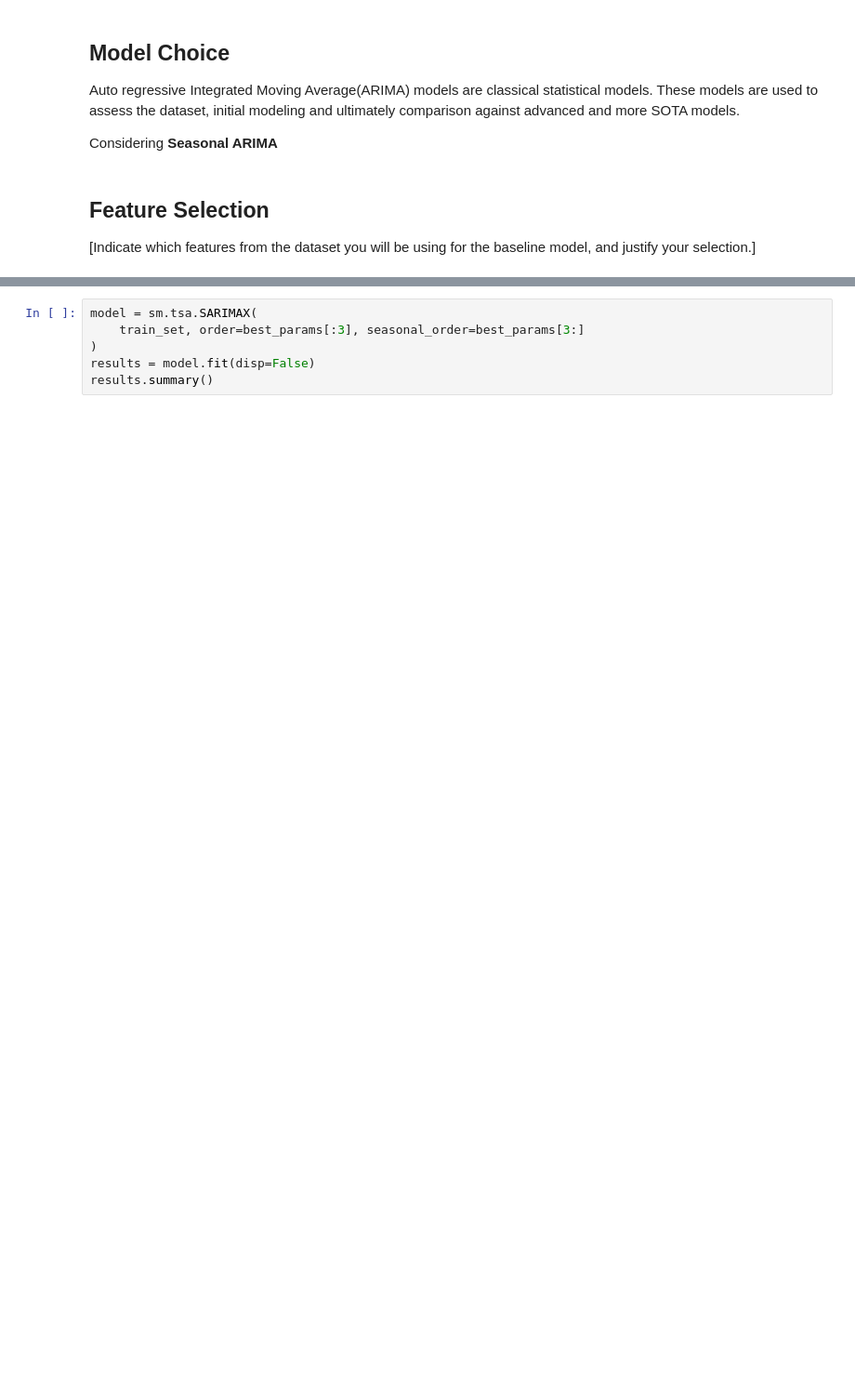
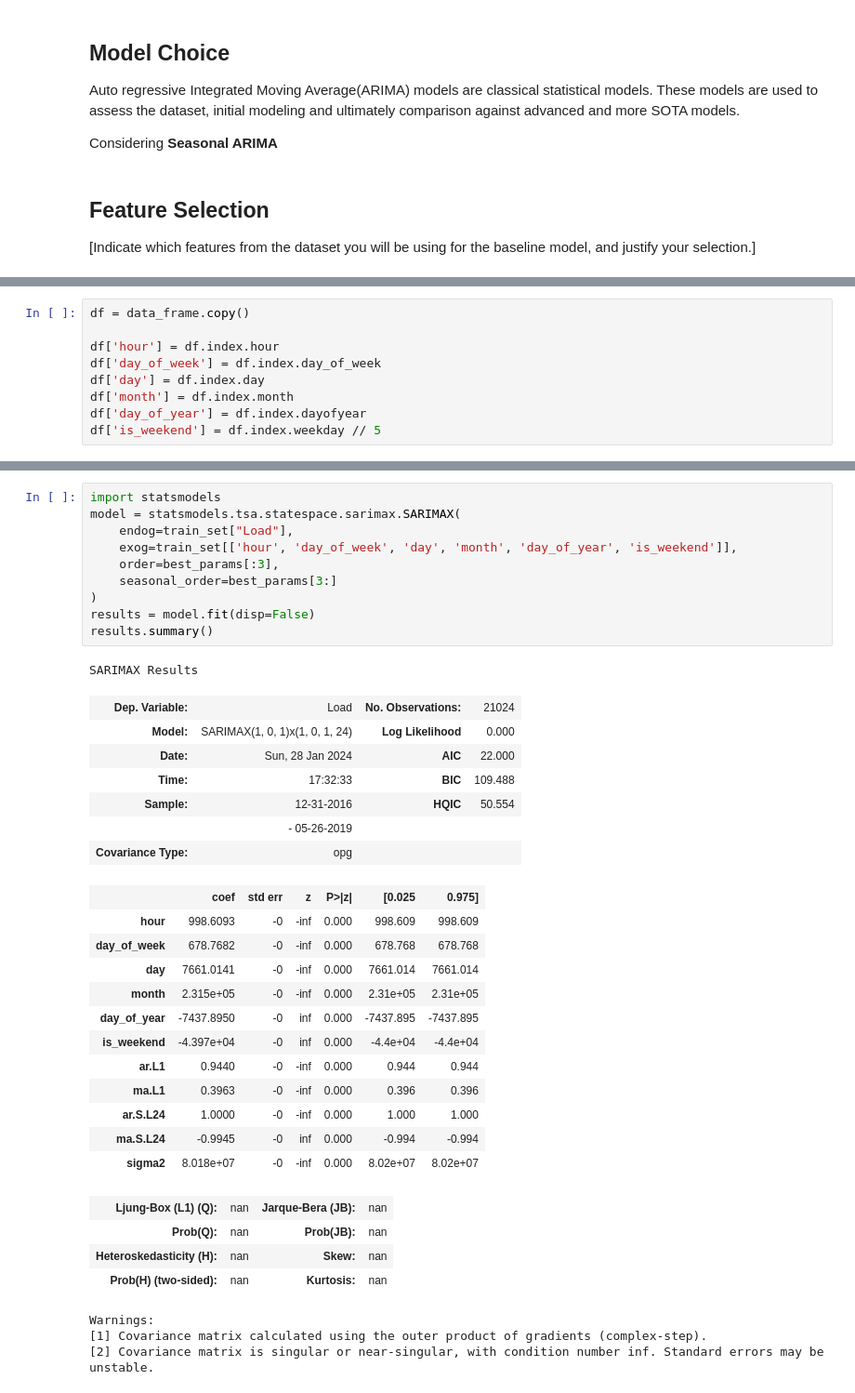
Before and after one commit to EjoelM/Opencampus_SH_TimeSeries_Energy, a Jupyter notebook: 2_BaselineModel/baseline_model.ipynb, the cells around one changed output, grey strips where cells are left out. Shown at 93% size. Drawn from its saved outputs; the diff is of its cells as text; blank space fills up the shorter version.

```diff
--- a/2_BaselineModel/baseline_model.ipynb
+++ b/2_BaselineModel/baseline_model.ipynb
@@ -46 +47,10 @@ plt.show()
+# %%
+df = data_frame.copy()
+
+df['hour'] = df.index.hour
+df['day_of_week'] = df.index.day_of_week
+df['day'] = df.index.day
+df['month'] = df.index.month
+df['day_of_year'] = df.index.dayofyear
+df['is_weekend'] = df.index.weekday // 5
 # %%
@@ -137,6 +151,38 @@ best_params = [1, 0, 0, 1, 0, 1, 24]
 # %%
-model = sm.tsa.SARIMAX(
-    train_set, order=best_params[:3], seasonal_order=best_params[3:]
+import statsmodels
+model = statsmodels.tsa.statespace.sarimax.SARIMAX(
+    endog=train_set["Load"],
+    exog=train_set[['hour', 'day_of_week', 'day', 'month', 'day_of_year', 'is_weekend']],
+    order=best_params[:3],
+    seasonal_order=best_params[3:]
 )
 results = model.fit(disp=False)
 results.summary()
+# %% [output]
+SARIMAX Results
+| Dep. Variable: | Load | No. Observations: | 21024 |
+| Model: | SARIMAX(1, 0, 1)x(1, 0, 1, 24) | Log Likelihood | 0.000 |
+| Date: | Sun, 28 Jan 2024 | AIC | 22.000 |
+| Time: | 17:32:33 | BIC | 109.488 |
+| Sample: | 12-31-2016 | HQIC | 50.554 |
+|  | - 05-26-2019 |  |  |
+| Covariance Type: | opg |  |  |
+|  | coef | std err | z | P>|z| | [0.025 | 0.975] |
+| hour | 998.6093 | -0 | -inf | 0.000 | 998.609 | 998.609 |
+| day_of_week | 678.7682 | -0 | -inf | 0.000 | 678.768 | 678.768 |
+| day | 7661.0141 | -0 | -inf | 0.000 | 7661.014 | 7661.014 |
+| month | 2.315e+05 | -0 | -inf | 0.000 | 2.31e+05 | 2.31e+05 |
+| day_of_year | -7437.8950 | -0 | inf | 0.000 | -7437.895 | -7437.895 |
+| is_weekend | -4.397e+04 | -0 | inf | 0.000 | -4.4e+04 | -4.4e+04 |
+| ar.L1 | 0.9440 | -0 | -inf | 0.000 | 0.944 | 0.944 |
+| ma.L1 | 0.3963 | -0 | -inf | 0.000 | 0.396 | 0.396 |
+| ar.S.L24 | 1.0000 | -0 | -inf | 0.000 | 1.000 | 1.000 |
+| ma.S.L24 | -0.9945 | -0 | inf | 0.000 | -0.994 | -0.994 |
+| sigma2 | 8.018e+07 | -0 | -inf | 0.000 | 8.02e+07 | 8.02e+07 |
+| Ljung-Box (L1) (Q): | nan | Jarque-Bera (JB): | nan |
+| Prob(Q): | nan | Prob(JB): | nan |
+| Heteroskedasticity (H): | nan | Skew: | nan |
+| Prob(H) (two-sided): | nan | Kurtosis: | nan |
+Warnings:
+[1] Covariance matrix calculated using the outer product of gradients (complex-step).
+[2] Covariance matrix is singular or near-singular, with condition number inf. Standard errors may be unstable.
```
Also changed, not shown: parts of 18 cells of this notebook, 1 other file.
